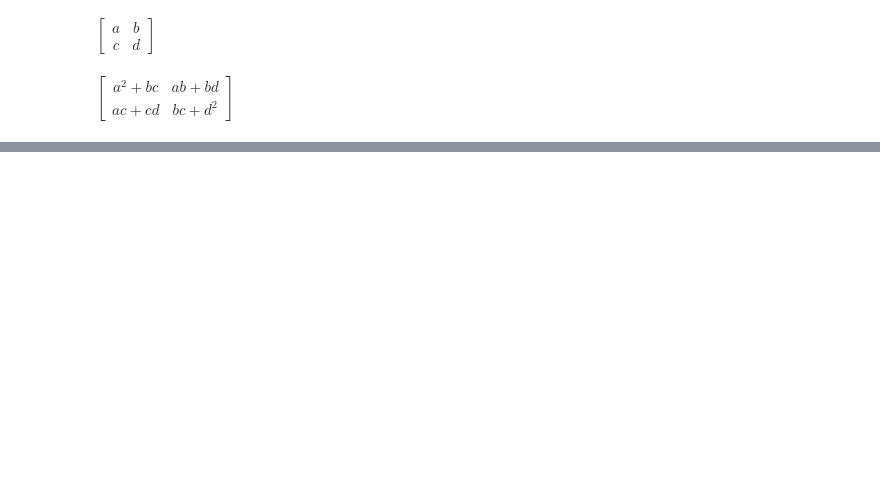
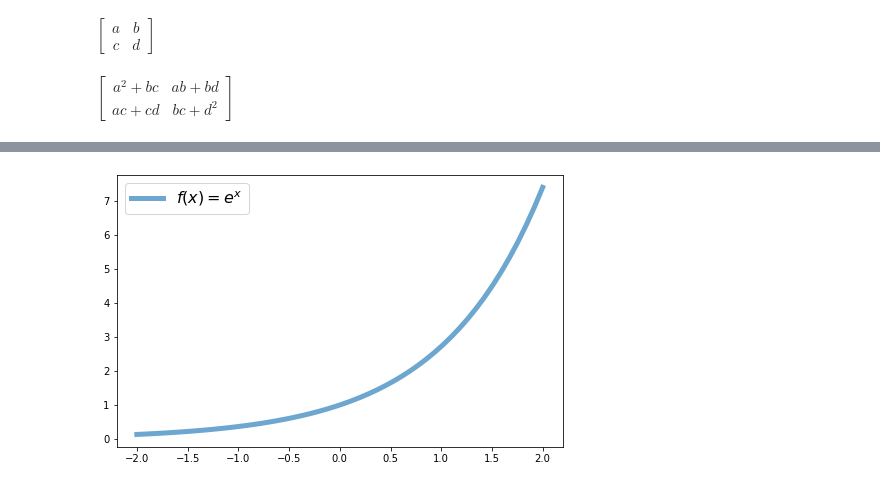
Before and after one commit to qcx201/ParetoPy, a Jupyter notebook: Notes/A-Overview.ipynb, the cells around one changed output, grey strips where cells are left out. Drawn from its saved outputs; the diff is of its cells as text; code cells hidden in the pictures; blank space fills up the shorter version.

```diff
--- a/Notes/A-Overview.ipynb
+++ b/Notes/A-Overview.ipynb
@@ -315,0 +448,23 @@ df
+# %%
+# plotting with matplotlib
+import matplotlib.pyplot as plt
+%matplotlib inline
+
+# create data
+x = np.linspace(-2, 2) # linear space
+y = np.exp(x) # exponential function
+
+# format figure
+plt.figure(figsize=(8,5))
+
+# plot
+plt.plot(x, y, # data
+         lw=5, # line width
+         alpha=0.65, # opacity
+         label='$f(x) = e^{x}$' # legend label
+        )
+
+plt.legend(fontsize=16) # show legend
+plt.show() # display output
+# %% [output]
+[figure, added]
```
Also changed, not shown: parts of 41 cells of this notebook.
